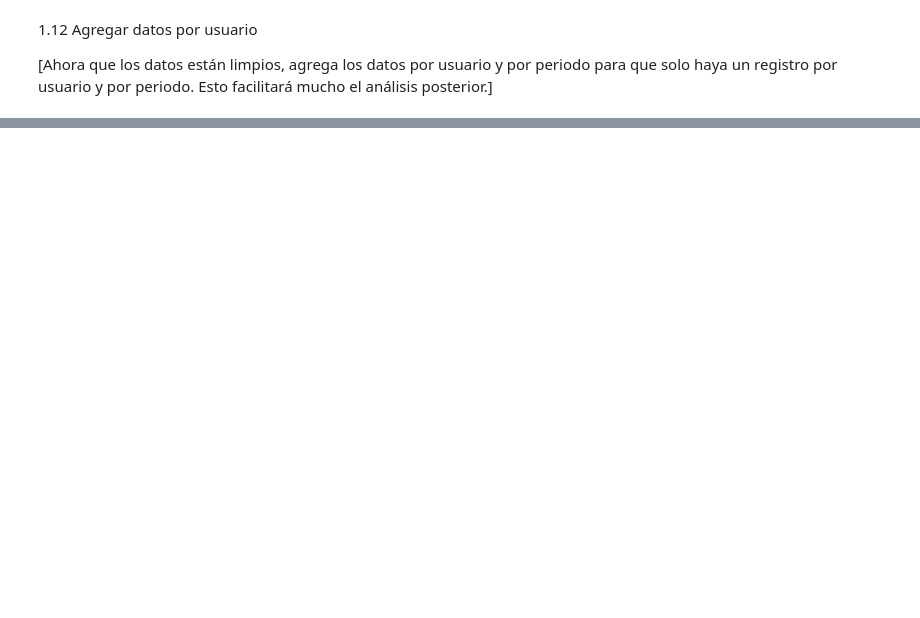
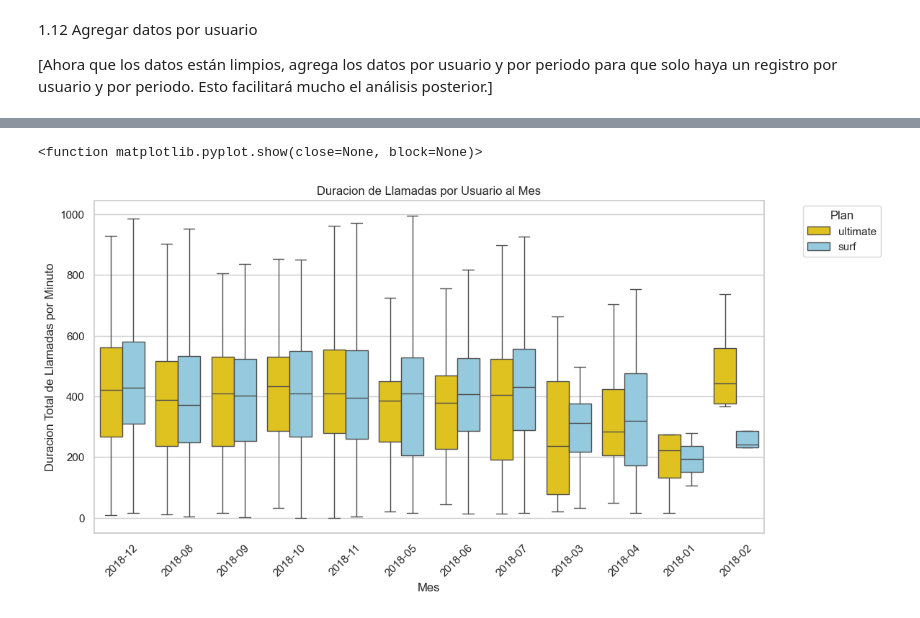
Before and after one commit to jovanespinosa108/DS-project-5, a Jupyter notebook: project_sprint_5.ipynb, the cells around one changed output, grey strips where cells are left out. Drawn from its saved outputs; the diff is of its cells as text; code cells hidden in the pictures; blank space fills up the shorter version.

```diff
--- a/project_sprint_5.ipynb
+++ b/project_sprint_5.ipynb
@@ -665,0 +916,11 @@ print(mb_per_user)
+# %%
+# Calcula la media y la varianza de la duración mensual de llamadas.
+monthly_minutes_per_call = calls_by_plans.groupby(['user_id', 'monthly_calls', 'plan'])['call_duration'].sum().reset_index()
+
+stats_by_plan = monthly_minutes_per_user.groupby('plan')['total_monthly_minutes'].agg([
+    ('media','mean'),
+    ('variace', 'var')
+]).reset_index()
+
+print('\nEstadisticas de duracion de llamadas por plan\n')
+display(stats_by_plan)
@@ -665,0 +932,32 @@ print(mb_per_user)
+# %%
+# Traza un diagrama de caja para visualizar la distribución de la duración mensual de llamadas
+# Añade columna 'plan' para poder separar los planes en el boxplot
+monthly_call_duration = monthly_minutes_per_user.groupby(
+    ['user_id', 'monthly_calls', 'plan']
+)['total_monthly_minutes'].sum().reset_index()
+
+plt.figure(figsize=(12,6))
+
+# Crear boxplot
+boxplot = sns.boxplot(
+    data= monthly_minutes_per_call,
+    x='monthly_calls',
+    y='call_duration',
+    hue='plan',
+    palette={'surf':'skyblue', 'ultimate':'gold'},
+    showfliers = False
+)
+
+
+plt.title('Duracion de Llamadas por Usuario al Mes')
+plt.xlabel('Mes')
+plt.ylabel('Duracion Total de Llamadas por Minuto')
+plt.xticks(rotation=45)
+plt.legend(bbox_to_anchor=(1.2,1))
+
+boxplot.legend(title='Plan', bbox_to_anchor=(1.05,1), loc='upper left')
+
+plt.show
+# %% [output]
+<function matplotlib.pyplot.show(close=None, block=None)>
+[figure, added]
```
Also changed, not shown: parts of 48 cells of this notebook.
